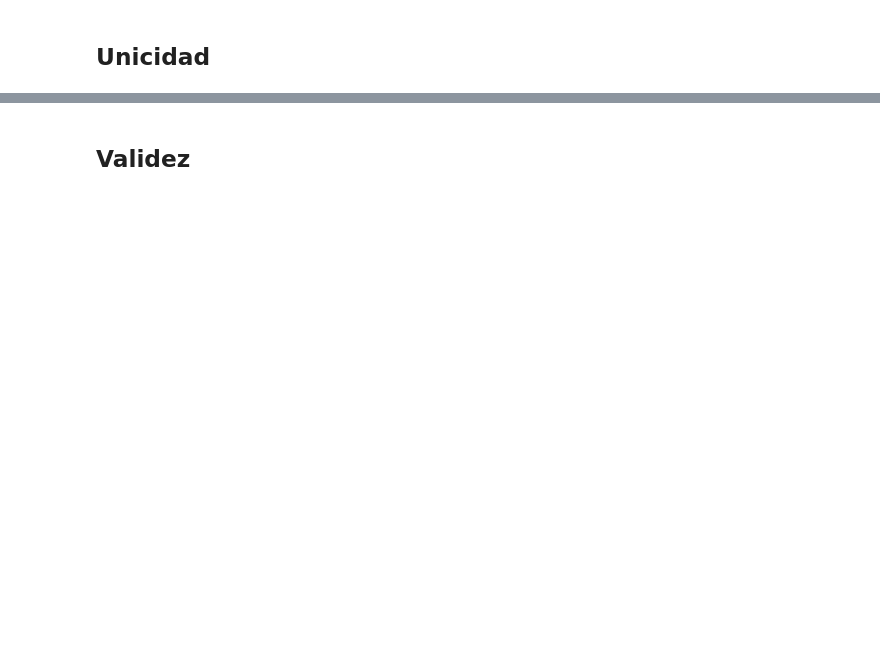
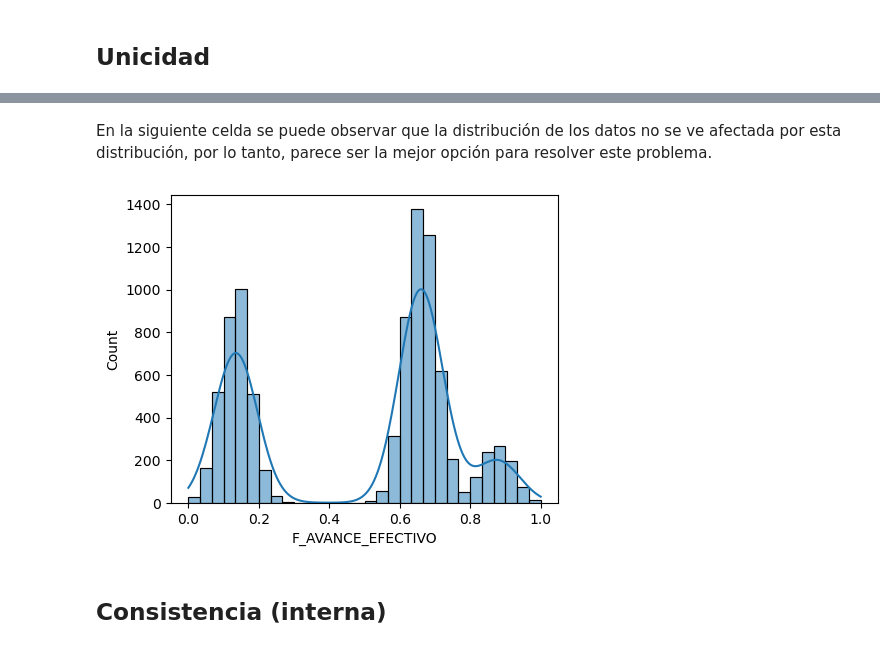
Before and after one commit to j4vierb/FinanzasAlpes-lab2, a Jupyter notebook: v1.ipynb, the cells around one changed output, grey strips where cells are left out. Drawn from its saved outputs; the diff is of its cells as text; code cells hidden in the pictures; blank space fills up the shorter version.

```diff
--- a/v1.ipynb
+++ b/v1.ipynb
@@ -178,0 +241,10 @@ df[df.duplicated()].shape[0]
+# %%
+# Método 1
+fae = imputed_df['F_AVANCE_EFECTIVO']
+imputed_df['F_AVANCE_EFECTIVO'] = (fae - fae.min()) / (fae.max() - fae.min())
+
+# Método 2
+# mm_scaler = MinMaxScaler((0,1))
+# imputed_df['F_AVANCE_EFECTIVO'] = mm_scaler.fit_transform(imputed_df[['F_AVANCE_EFECTIVO']])
+
+imputed_df[['F_AVANCE_EFECTIVO']].describe()
@@ -179,2 +261,10 @@ df[df.duplicated()].shape[0]
+# %% [markdown]
+En la siguiente celda se puede observar que la distribución de los datos no se ve afectada por esta distribución, por lo tanto, parece ser la mejor opción para resolver este problema.
+# %%
+fig, axis = plt.subplots(figsize=(5,4))
+sns.histplot(imputed_df['F_AVANCE_EFECTIVO'], kde=True, bins=30)
+plt.show()
+# %% [output]
+[figure, added]
 # %% [markdown]
-## Validez
+## Consistencia (interna)
```
Also changed, not shown: parts of 39 cells of this notebook.
